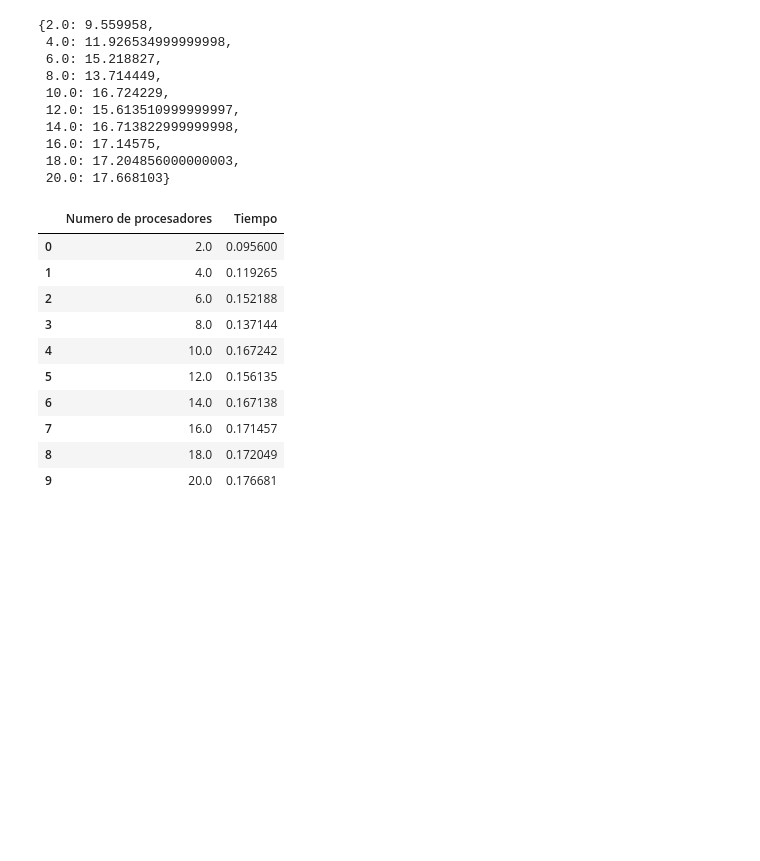
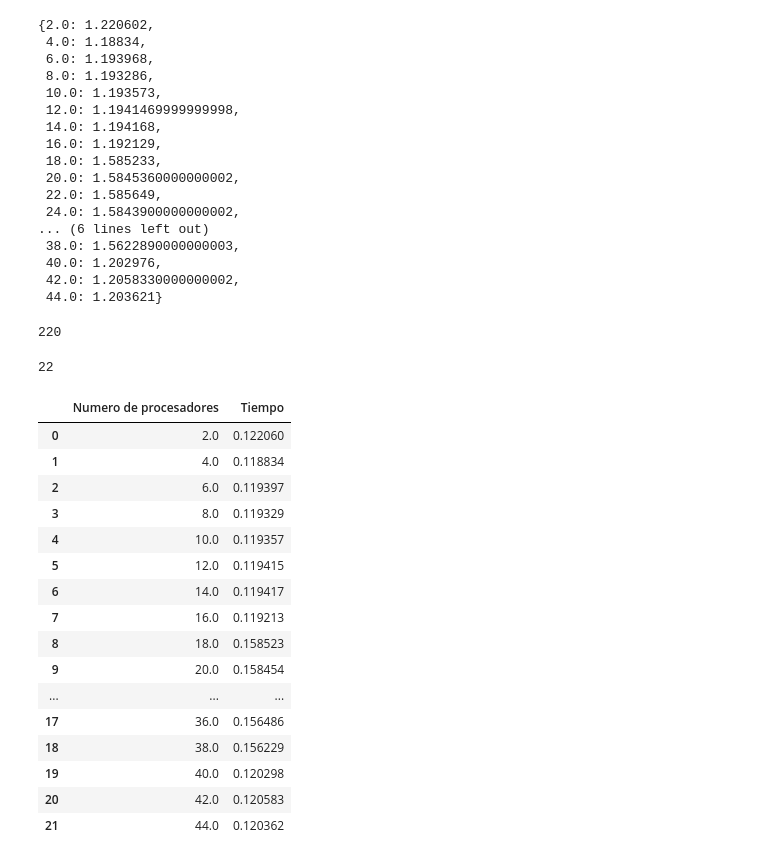
Before and after one commit to justog220/Practica-CAR, a Jupyter notebook: TP 1/EJ 3/análisis.ipynb, the cells around one changed output. Cells and saved outputs as stored; diff of their text form; code cells hidden in the pictures; blank space fills up the shorter version.

```diff
--- a/TP 1/EJ 3/análisis.ipynb
+++ b/TP 1/EJ 3/análisis.ipynb
@@ -1,7 +1,7 @@
 # %%
 import pandas as pd
 # %%
-df = pd.read_csv("salida.csv")
+df = pd.read_csv("salida/salida.csv")
 prom = {}
 for _, row in df.iterrows():
     if not (row["Numero de procesadores"] in prom.keys()):
@@ -11,34 +11,55 @@ for _, row in df.iterrows():
 # %%
 prom
 # %% [output]
-{2.0: 9.559958,
- 4.0: 11.926534999999998,
- 6.0: 15.218827,
- 8.0: 13.714449,
- 10.0: 16.724229,
- 12.0: 15.613510999999997,
- 14.0: 16.713822999999998,
- 16.0: 17.14575,
- 18.0: 17.204856000000003,
- 20.0: 17.668103}
+{2.0: 1.220602,
+ 4.0: 1.18834,
+ 6.0: 1.193968,
+ 8.0: 1.193286,
+ 10.0: 1.193573,
+ 12.0: 1.1941469999999998,
+ 14.0: 1.194168,
+ 16.0: 1.192129,
+ 18.0: 1.585233,
+ 20.0: 1.5845360000000002,
+ 22.0: 1.585649,
+ 24.0: 1.5843900000000002,
+... (6 lines left out)
+ 38.0: 1.5622890000000003,
+ 40.0: 1.202976,
+ 42.0: 1.2058330000000002,
+ 44.0: 1.203621}
+# %%
+len(df["Numero de procesadores"])
+# %% [output]
+220
+# %%
+len(dfProm["Numero de procesadores"])
+# %% [output]
+22
 # %%
 dfProm = pd.DataFrame(
 {"Numero de procesadores" : prom.keys(),
 "Tiempo" : prom.values()
 }
 )
-dfProm["Tiempo"] = dfProm["Tiempo"] / (len(df["Numero de procesadores"]/len(dfProm["Numero de procesadores"])))
+dfProm["Tiempo"] = dfProm["Tiempo"] / (len(df["Numero de procesadores"])/len(dfProm["Numero de procesadores"]))
 dfProm
 # %% [output]
 |  | Numero de procesadores | Tiempo |
-| 0 | 2.0 | 0.095600 |
-| 1 | 4.0 | 0.119265 |
-| 2 | 6.0 | 0.152188 |
-| 3 | 8.0 | 0.137144 |
-| 4 | 10.0 | 0.167242 |
-| 5 | 12.0 | 0.156135 |
-| 6 | 14.0 | 0.167138 |
-| 7 | 16.0 | 0.171457 |
-| 8 | 18.0 | 0.172049 |
-| 9 | 20.0 | 0.176681 |
+| 0 | 2.0 | 0.122060 |
+| 1 | 4.0 | 0.118834 |
+| 2 | 6.0 | 0.119397 |
+| 3 | 8.0 | 0.119329 |
+| 4 | 10.0 | 0.119357 |
+| 5 | 12.0 | 0.119415 |
+| 6 | 14.0 | 0.119417 |
+| 7 | 16.0 | 0.119213 |
+| 8 | 18.0 | 0.158523 |
+| 9 | 20.0 | 0.158454 |
+| ... | ... | ... |
+| 17 | 36.0 | 0.156486 |
+| 18 | 38.0 | 0.156229 |
+| 19 | 40.0 | 0.120298 |
+| 20 | 42.0 | 0.120583 |
+| 21 | 44.0 | 0.120362 |
 # %%
```
Also changed, not shown: parts of 3 cells of this notebook, 12 other files.
